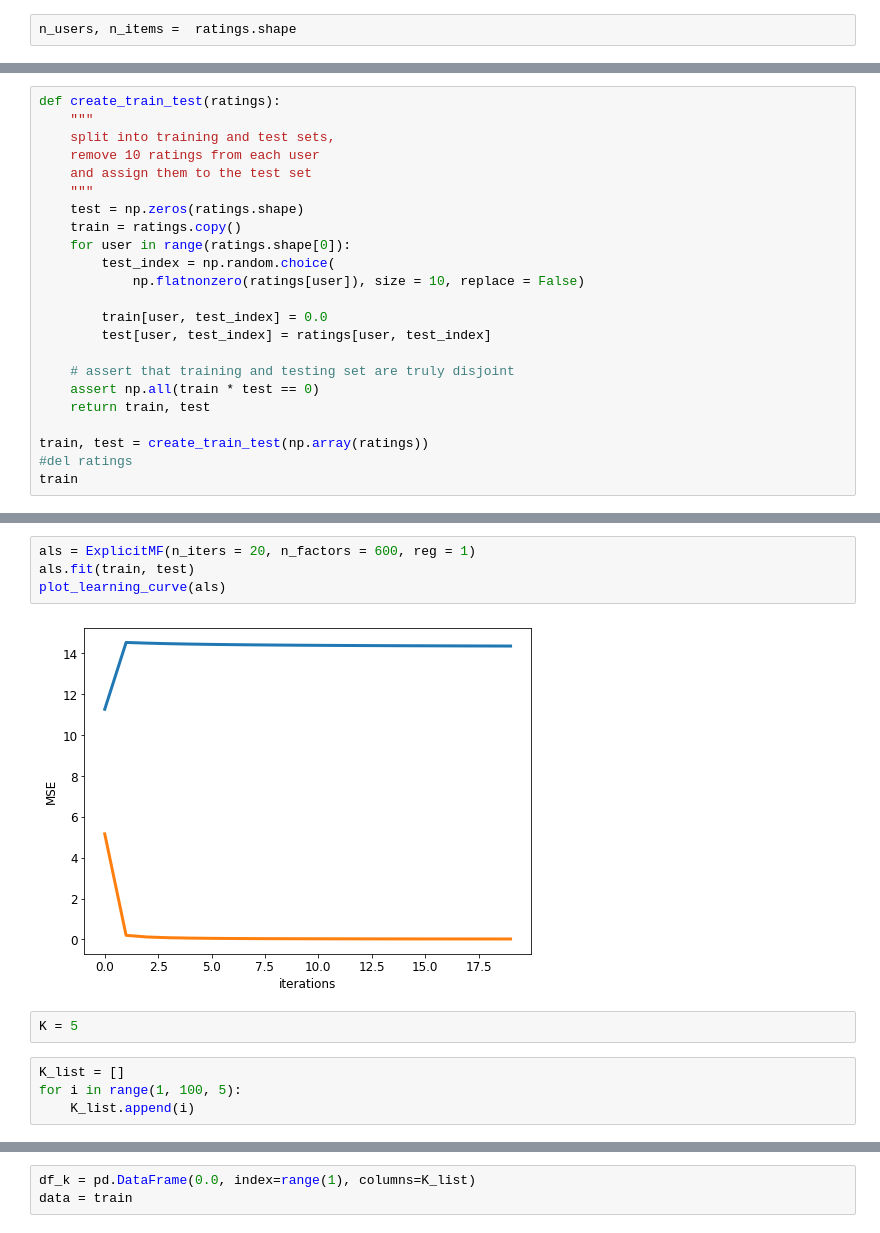
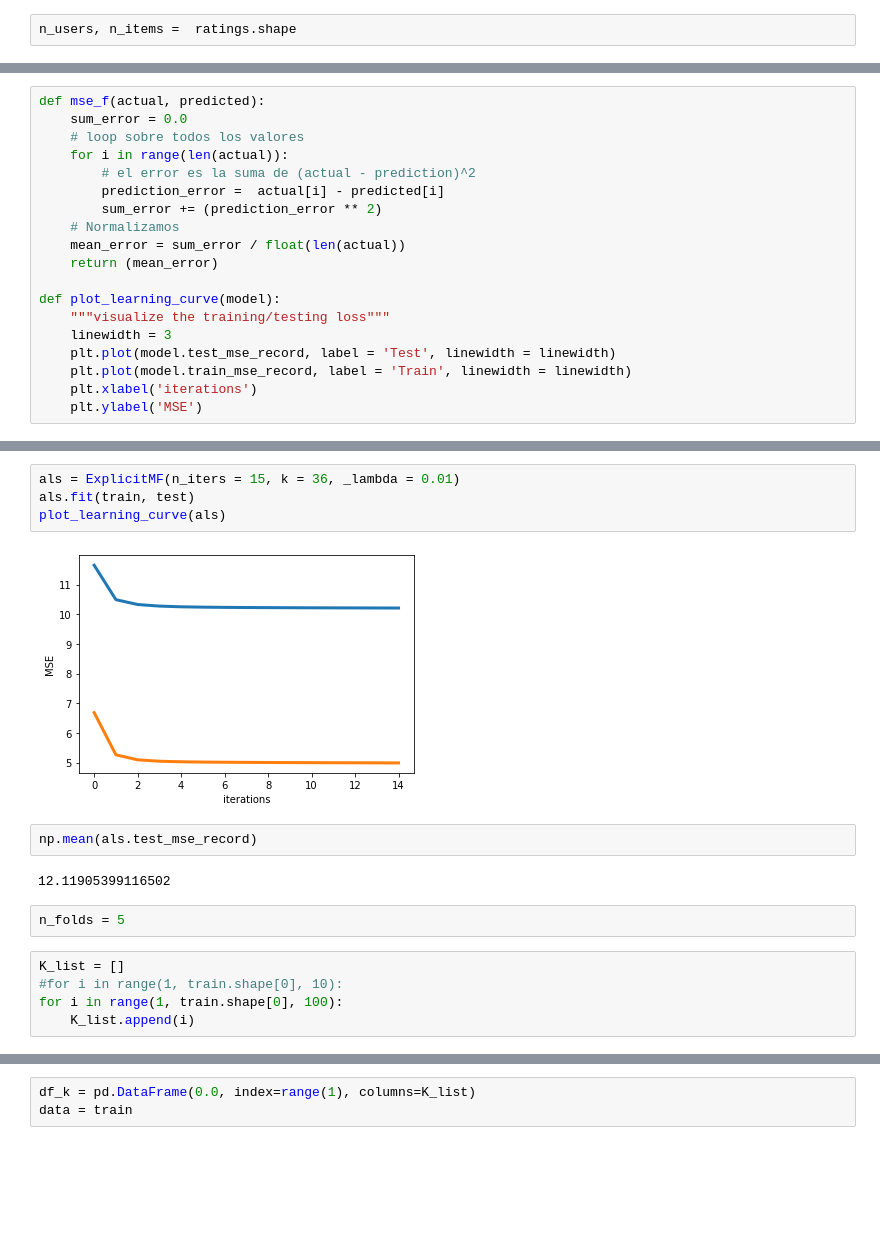
Before and after one commit to ElenaVillano/sistemas_recomendacion, a Jupyter notebook: el_bueno.ipynb, the cells around one changed output, grey strips where cells are left out. Drawn from its saved outputs; the diff is of its cells as text; blank space fills up the shorter version.

```diff
--- a/el_bueno.ipynb
+++ b/el_bueno.ipynb
@@ -127,23 +77,0 @@ array([0])
-# %%
-def create_train_test(ratings):
-    """
-    split into training and test sets,
-    remove 10 ratings from each user
-    and assign them to the test set
-    """
-    test = np.zeros(ratings.shape)
-    train = ratings.copy()
-    for user in range(ratings.shape[0]):
-        test_index = np.random.choice(
-            np.flatnonzero(ratings[user]), size = 10, replace = False)
-
-        train[user, test_index] = 0.0
-        test[user, test_index] = ratings[user, test_index]
-
-    # assert that training and testing set are truly disjoint
-    assert np.all(train * test == 0)
-    return train, test
-
-train, test = create_train_test(np.array(ratings))
-#del ratings
-train
@@ -254,0 +105,19 @@ def plot_learning_curve(model):
+# %%
+def mse_f(actual, predicted):
+    sum_error = 0.0
+    # loop sobre todos los valores
+    for i in range(len(actual)):
+        # el error es la suma de (actual - prediction)^2
+        prediction_error =  actual[i] - predicted[i]
+        sum_error += (prediction_error ** 2)
+    # Normalizamos
+    mean_error = sum_error / float(len(actual))
+    return (mean_error)
+
+def plot_learning_curve(model):
+    """visualize the training/testing loss"""
+    linewidth = 3
+    plt.plot(model.test_mse_record, label = 'Test', linewidth = linewidth)
+    plt.plot(model.train_mse_record, label = 'Train', linewidth = linewidth)
+    plt.xlabel('iterations')
+    plt.ylabel('MSE')
@@ -255,14 +187,19 @@ def plot_learning_curve(model):
 # %%
-als = ExplicitMF(n_iters = 20, n_factors = 600, reg = 1)
+als = ExplicitMF(n_iters = 15, k = 36, _lambda = 0.01)
 als.fit(train, test)
 plot_learning_curve(als)
 # %% [output]
-[figure, old version]
+[figure, new version]
+# %%
+np.mean(als.test_mse_record)
+# %% [output]
+12.11905399116502
 # %%
-K = 5
+n_folds = 5
 # %%
 K_list = []
-for i in range(1, 100, 5):
+#for i in range(1, train.shape[0], 10):
+for i in range(1, train.shape[0], 100):
     K_list.append(i)
 # %%
 K_list
```
Also changed, not shown: parts of 37 cells of this notebook.
